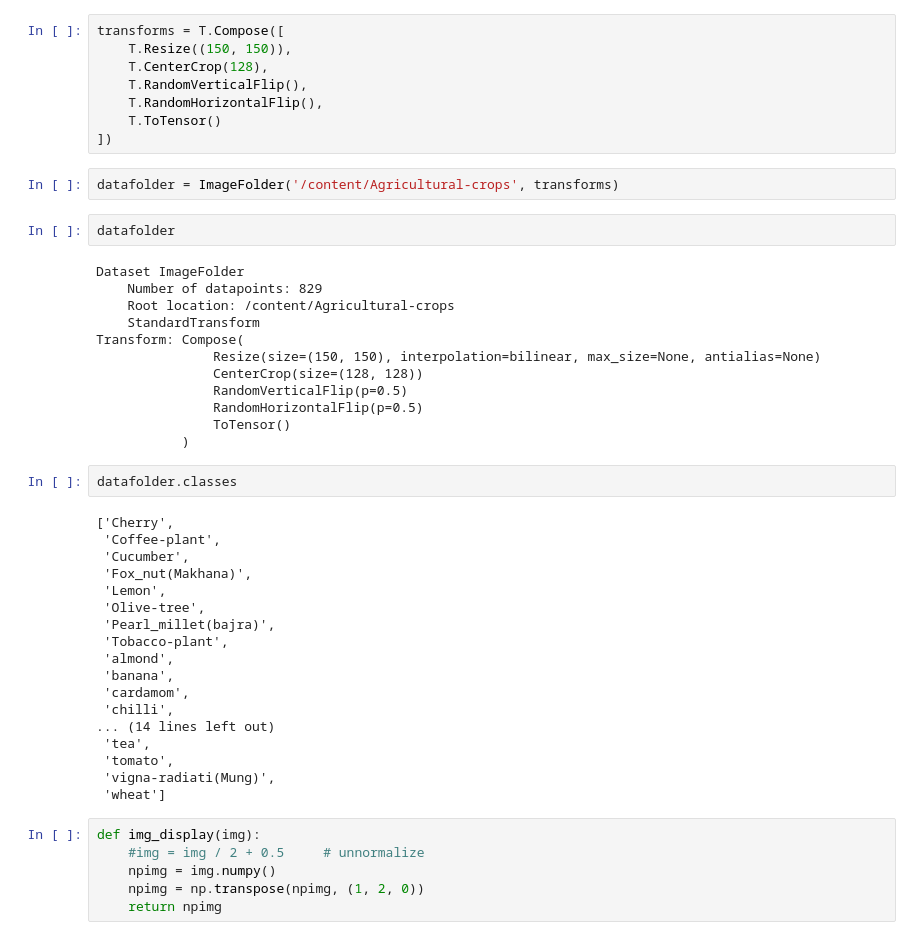
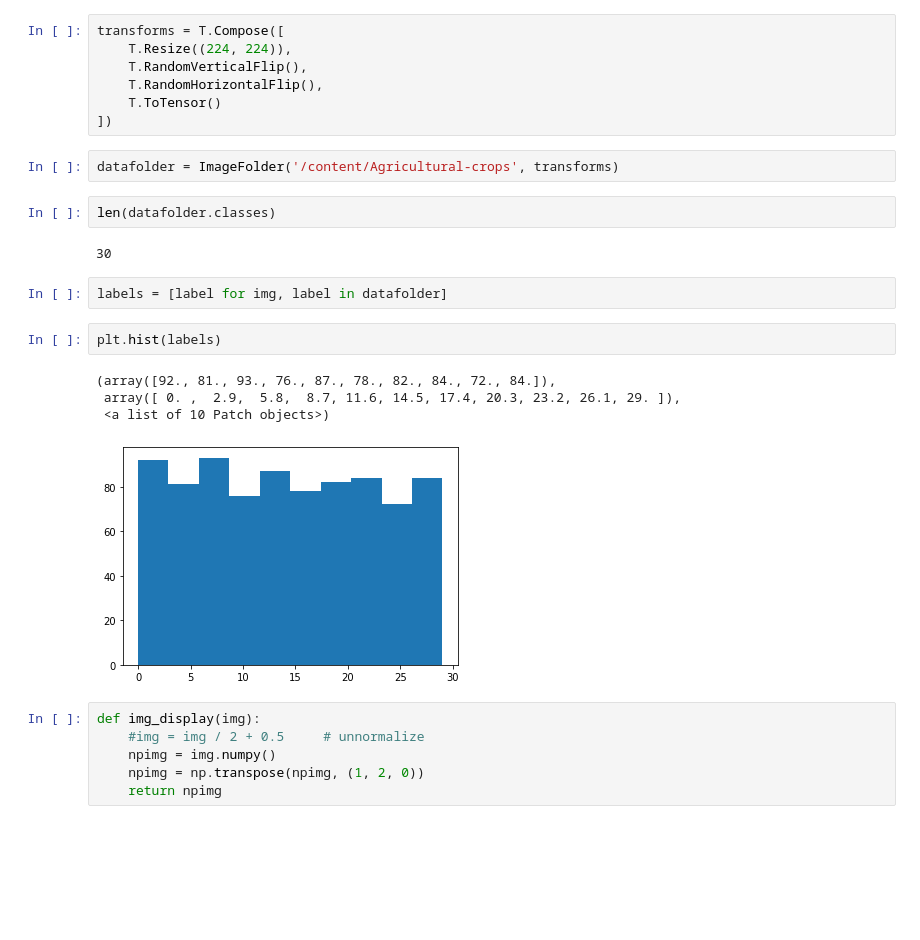
Before and after one commit to Velociraptorvelraptor/agricultural_crops_img_classification, a Jupyter notebook: Agricultural_crops_img_classification.ipynb, the cells around one changed output. Saved outputs shown, nothing was run; the diff lists cells and outputs as text; blank space fills up the shorter version.

```diff
--- a/Agricultural_crops_img_classification.ipynb
+++ b/Agricultural_crops_img_classification.ipynb
@@ -28,47 +33,25 @@ from torchvision import transforms as T
 # %%
 transforms = T.Compose([
-    T.Resize((150, 150)),
-    T.CenterCrop(128),
+    T.Resize((224, 224)),
     T.RandomVerticalFlip(),
     T.RandomHorizontalFlip(),
     T.ToTensor()
 ])
 # %%
 datafolder = ImageFolder('/content/Agricultural-crops', transforms)
-# %%
-datafolder
-# %% [output]
-Dataset ImageFolder
-    Number of datapoints: 829
-    Root location: /content/Agricultural-crops
-    StandardTransform
-Transform: Compose(
-               Resize(size=(150, 150), interpolation=bilinear, max_size=None, antialias=None)
-               CenterCrop(size=(128, 128))
-               RandomVerticalFlip(p=0.5)
-               RandomHorizontalFlip(p=0.5)
-               ToTensor()
-           )
-# %%
-datafolder.classes
-# %% [output]
-['Cherry',
- 'Coffee-plant',
- 'Cucumber',
- 'Fox_nut(Makhana)',
- 'Lemon',
- 'Olive-tree',
- 'Pearl_millet(bajra)',
- 'Tobacco-plant',
- 'almond',
- 'banana',
- 'cardamom',
- 'chilli',
-... (14 lines left out)
- 'tea',
- 'tomato',
- 'vigna-radiati(Mung)',
- 'wheat']
+# %%
+len(datafolder.classes)
+# %% [output]
+30
+# %%
+labels = [label for img, label in datafolder]
+# %%
+plt.hist(labels)
+# %% [output]
+(array([92., 81., 93., 76., 87., 78., 82., 84., 72., 84.]),
+ array([ 0. ,  2.9,  5.8,  8.7, 11.6, 14.5, 17.4, 20.3, 23.2, 26.1, 29. ]),
+ <a list of 10 Patch objects>)
+[figure, added]
 # %%
 def img_display(img):
     #img = img / 2 + 0.5     # unnormalize
```
Also changed, not shown: parts of 23 cells of this notebook.
